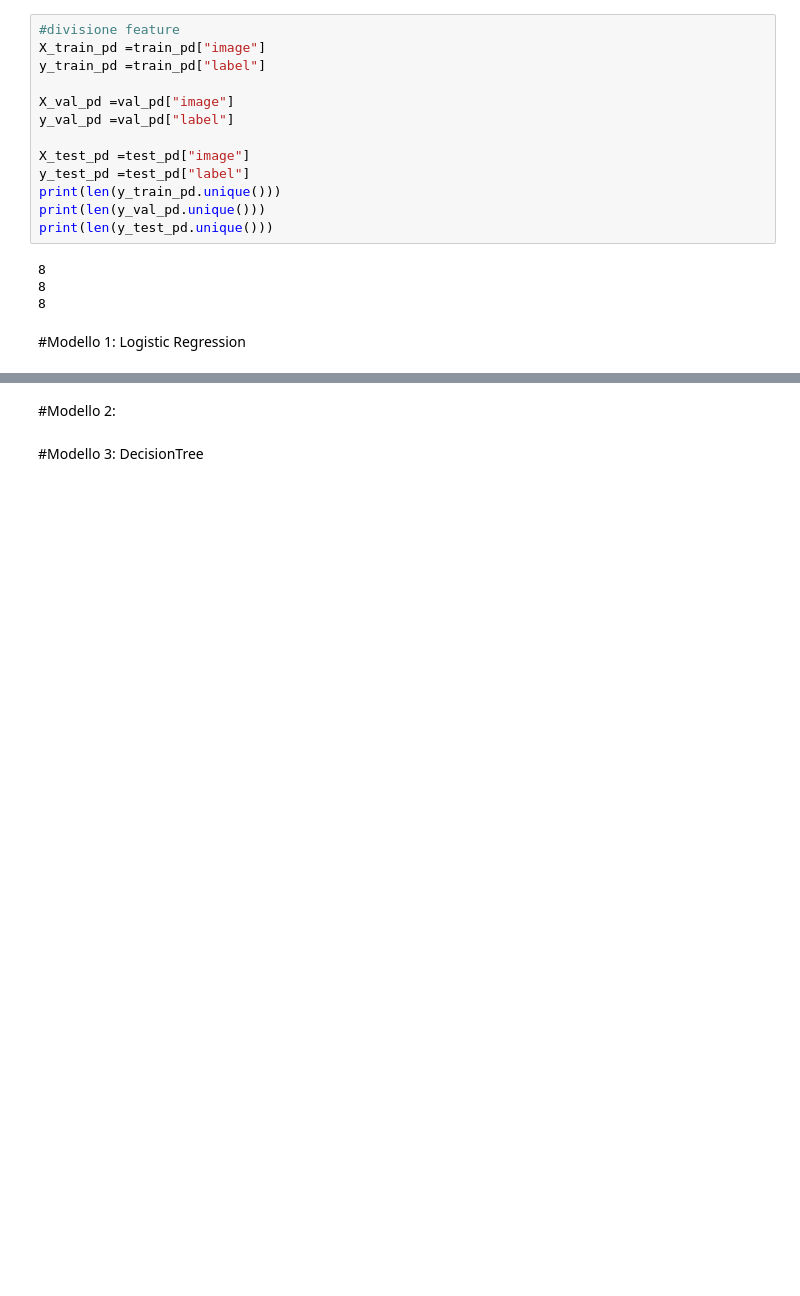
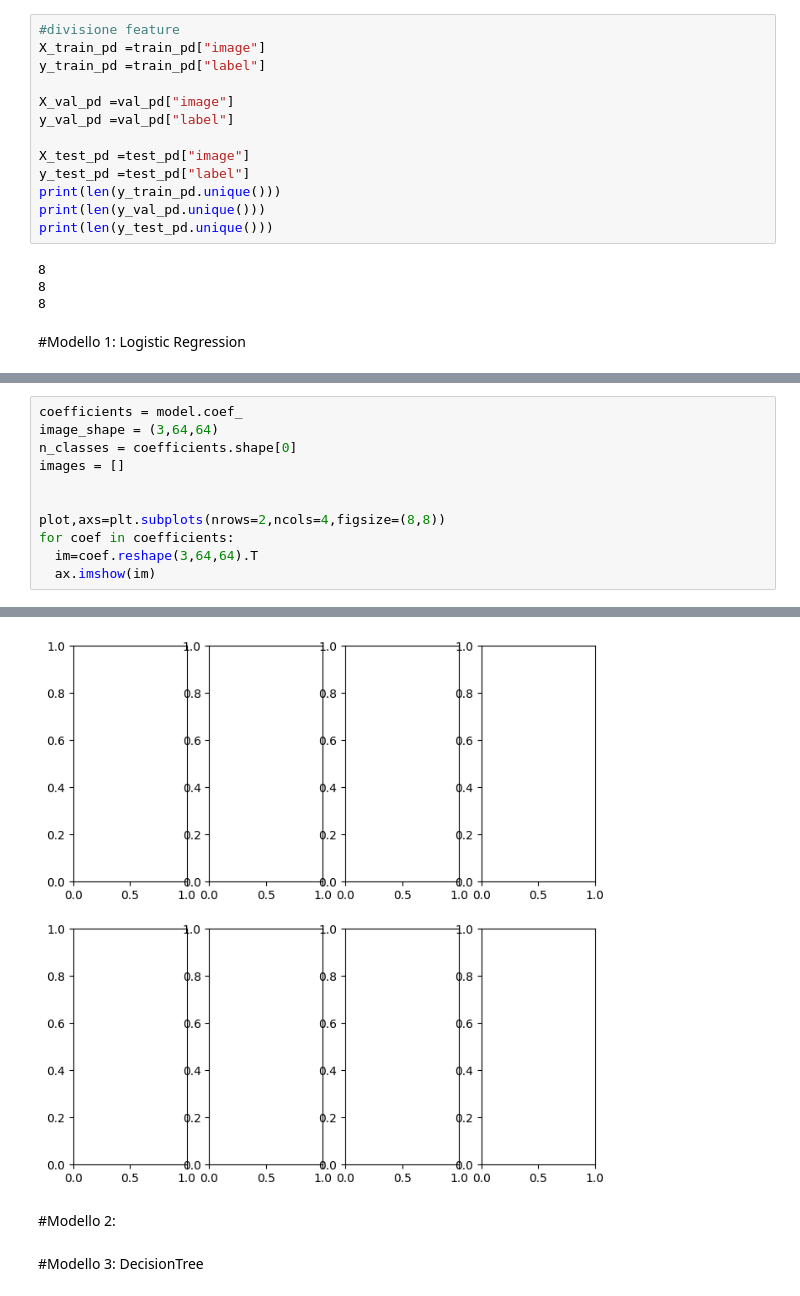
Before and after one commit to GiacomoMM/blood-cell-classification-detection, a Jupyter notebook: Progetto_LabIA.ipynb, the cells around one changed output, grey strips where cells are left out. Drawn from its saved outputs; the diff is of its cells as text; blank space fills up the shorter version.

```diff
--- a/Progetto_LabIA.ipynb
+++ b/Progetto_LabIA.ipynb
@@ -379,0 +412,12 @@ Valore accuracy:0.7343475716793446
+# %%
+coefficients = model.coef_
+image_shape = (3,64,64)
+n_classes = coefficients.shape[0]
+images = []
+
+
+plot,axs=plt.subplots(nrows=2,ncols=4,figsize=(8,8))
+for coef in coefficients:
+  im=coef.reshape(3,64,64).T
+  ax.imshow(im)
+# %% [output]
@@ -380,3 +432,4 @@ Valore accuracy:0.7343475716793446
+[figure, added]
 # %% [markdown]
 #Modello 2:
 # %% [markdown]
```
Also changed, not shown: parts of 13 cells of this notebook.
